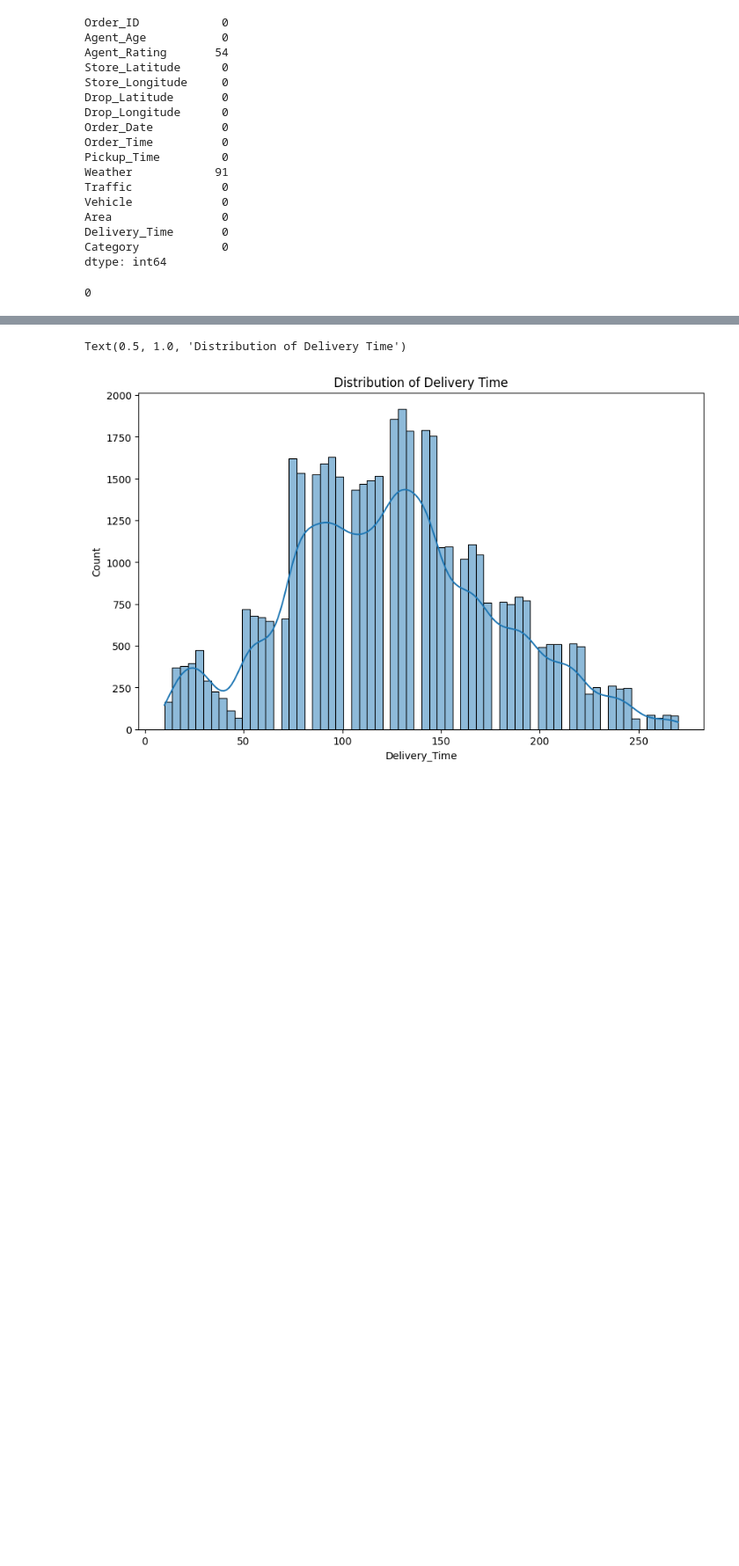
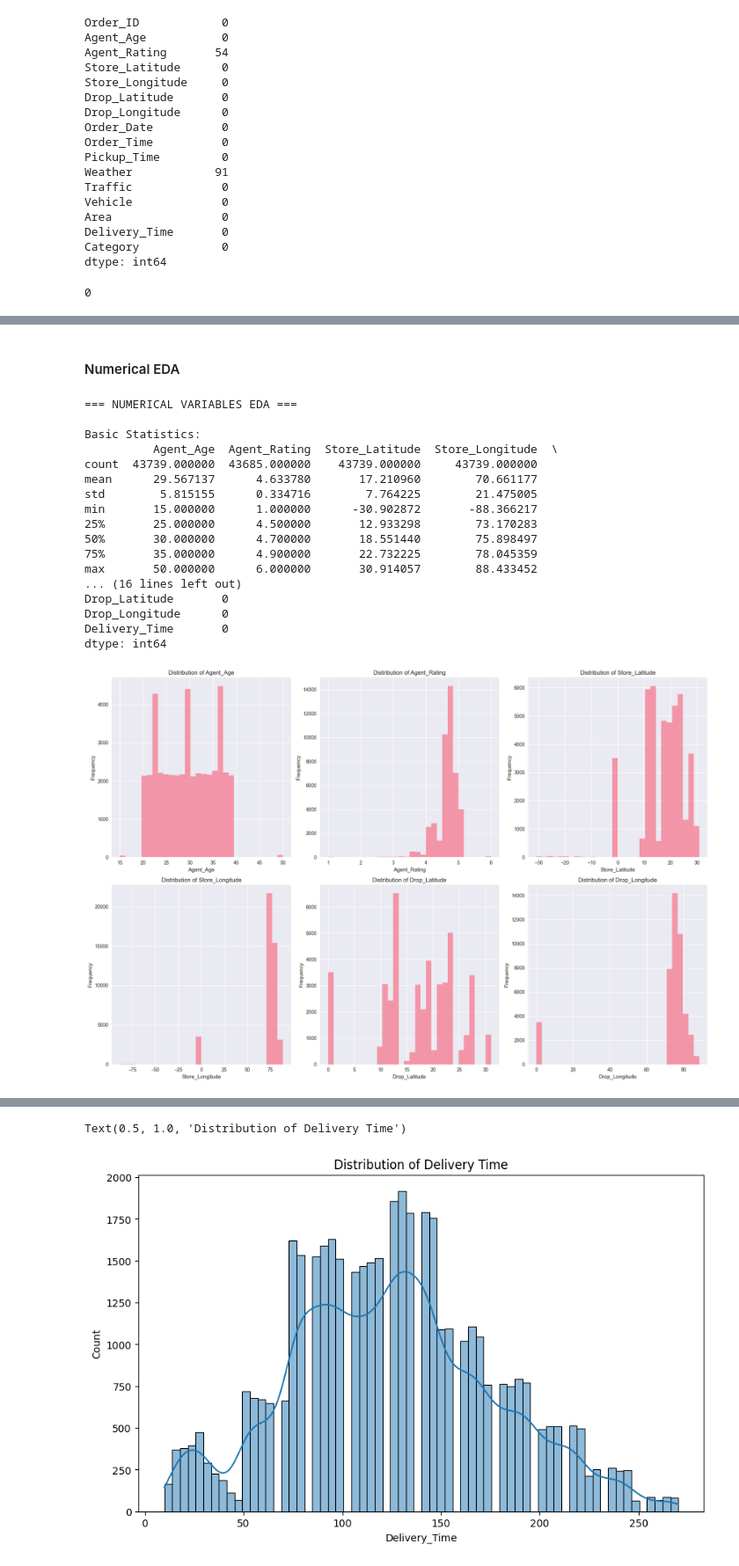
Before and after one commit to neha-dhananju/AmazonDeliveryTimePrediction, a Jupyter notebook: notebooks/EDA.ipynb, the cells around one changed output, grey strips where cells are left out. Shown at 88% size. Drawn from its saved outputs; the diff is of its cells as text; code cells hidden in the pictures; blank space fills up the shorter version.

```diff
--- a/notebooks/EDA.ipynb
+++ b/notebooks/EDA.ipynb
@@ -38,7 +38,19 @@ conditions, traffic, and product categories.
 
 * Delivery_Time: Target variable representing the actual time taken for delivery (in hours).
 # %%
+# Import necessary libraries
+
 import pandas as pd
+import numpy as np
+import matplotlib.pyplot as plt
+import seaborn as sns
+from datetime import datetime
+import warnings
+warnings.filterwarnings('ignore')
+
+# Set style for better visualizations
+plt.style.use('seaborn-v0_8')
+sns.set_palette("husl")
 # %%
 data=pd.read_csv("/Users/nehadhananju/Desktop/AmazonDeliveryTimePrediction/data/amazon_delivery.csv")
 # %% [markdown]
@@ -106,0 +121,3 @@ data.duplicated().sum()
+# %%
+numerical_cols = data.select_dtypes(include=['int64', 'float64']).columns.tolist()
+categorical_cols = data.select_dtypes(include=['object', 'category']).columns.tolist()
@@ -106,0 +149,58 @@ data.duplicated().sum()
+# %% [markdown]
+#### Numerical EDA
+# %%
+print("=== NUMERICAL VARIABLES EDA ===")
+
+# Basic statistics
+print("\nBasic Statistics:")
+print(data[numerical_cols].describe())
+
+# Check for missing values
+print("\nMissing Values in Numerical Variables:")
+print(data[numerical_cols].isnull().sum())
+
+# Distribution plots
+fig, axes = plt.subplots(2, 3, figsize=(18, 12))
+axes = axes.ravel()
+
+for i, col in enumerate(numerical_cols):
+    if i < 6:
+        data[col].hist(bins=30, ax=axes[i], alpha=0.7)
+        axes[i].set_title(f'Distribution of {col}')
+        axes[i].set_xlabel(col)
+        axes[i].set_ylabel('Frequency')
+
+plt.tight_layout()
+plt.show()
+
+
+# Boxplots for outlier detection
+fig, axes = plt.subplots(2, 3, figsize=(18, 12))
+axes = axes.ravel()
+
+for i, col in enumerate(numerical_cols):
+    if i < 6:
+        data.boxplot(column=col, ax=axes[i])
+        axes[i].set_title(f'Boxplot of {col}')
+
+plt.tight_layout()
+plt.show()
+# %% [output]
+=== NUMERICAL VARIABLES EDA ===
+
+Basic Statistics:
+          Agent_Age  Agent_Rating  Store_Latitude  Store_Longitude  \
+count  43739.000000  43685.000000    43739.000000     43739.000000
+mean      29.567137      4.633780       17.210960        70.661177
+std        5.815155      0.334716        7.764225        21.475005
+min       15.000000      1.000000      -30.902872       -88.366217
+25%       25.000000      4.500000       12.933298        73.170283
+50%       30.000000      4.700000       18.551440        75.898497
+75%       35.000000      4.900000       22.732225        78.045359
+max       50.000000      6.000000       30.914057        88.433452
+... (16 lines left out)
+Drop_Latitude       0
+Drop_Longitude      0
+Delivery_Time       0
+dtype: int64
+[figure, added]
```
Also changed, not shown: parts of 9 cells of this notebook.
